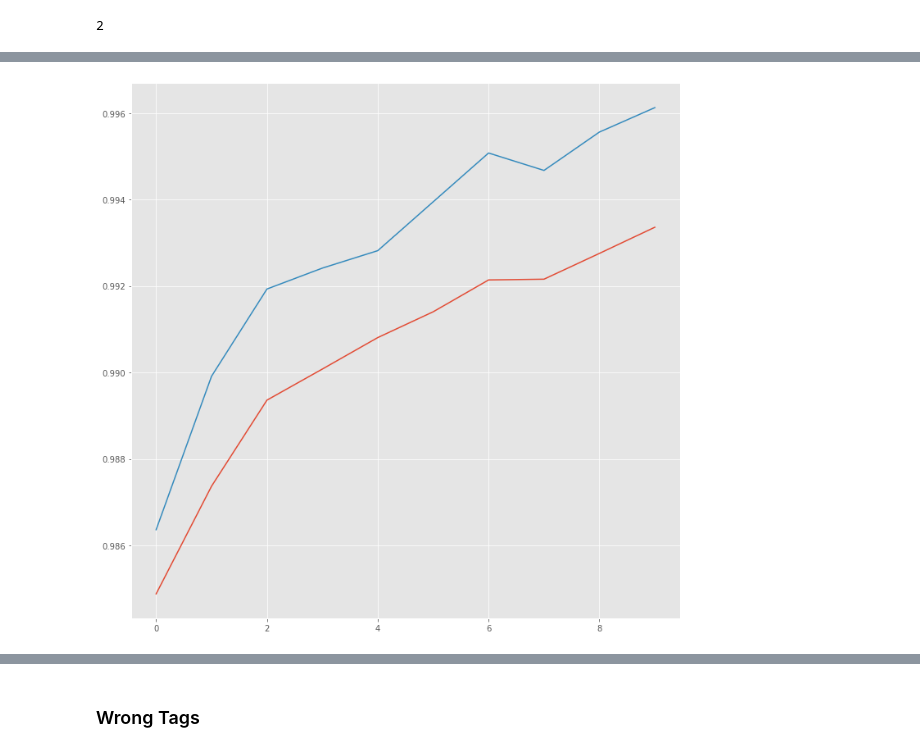
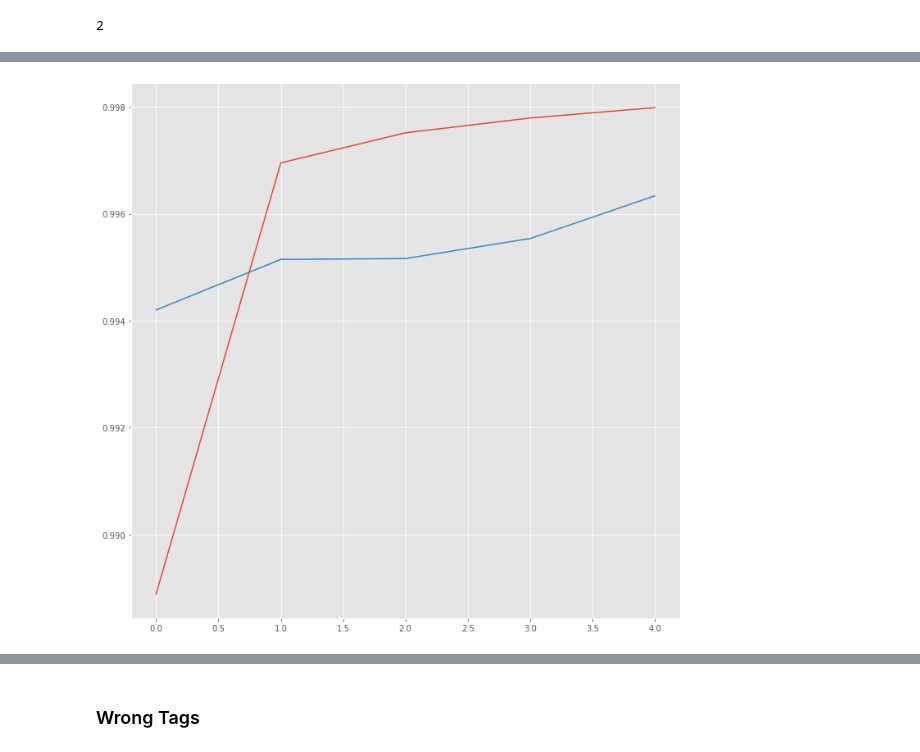
Before and after one commit to nesmaAlmoazamy/Fact-Extraction-from-Medical-Text-using-Neural-Networks, a Jupyter notebook: .ipynb, the cells around one changed output, grey strips where cells are left out. Cells and saved outputs as stored; diff of their text form; code cells hidden in the pictures.

```diff
--- a/.ipynb
+++ b/.ipynb
@@ -274,0 +81,4 @@ Epoch 00010: val_acc improved from 0.99556 to 0.99613, saving model to Character
+# %%
+from sklearn.model_selection import train_test_split
+
+X_tr, X_te, y_tr, y_te = train_test_split(X, y, test_size=0.1, shuffle=False)
@@ -274,0 +88,15 @@ Epoch 00010: val_acc improved from 0.99556 to 0.99613, saving model to Character
+# %%
+word_input = Input(shape=(max_len,))
+model = Embedding(input_dim=n_words, output_dim=50, input_length=max_len)(word_input)
+model = SpatialDropout1D(0.1)(model)
+model = Bidirectional(LSTM(units=100, return_sequences=True, recurrent_dropout=0.1))(model)
+out = TimeDistributed(Dense(n_tags, activation="softmax"))(model)
+# %%
+model = Model(word_input, out)
+model.compile(optimizer="rmsprop",
+              loss="sparse_categorical_crossentropy",
+              metrics=["accuracy"])
+# %%
+history = model.fit(X_tr, y_tr.reshape(*y_tr.shape, 1),
+                    batch_size=32, epochs=5,
+                    validation_split=0.1, verbose=1)
@@ -277,9 +124,9 @@ hist = pd.DataFrame(history.history)
 # %%
 import matplotlib.pyplot as plt
 plt.style.use("ggplot")
 plt.figure(figsize=(12,12))
-plt.plot(hist["acc"])
-plt.plot(hist["val_acc"])
+plt.plot(hist["accuracy"])
+plt.plot(hist["val_accuracy"])
 plt.show()
 # %% [output]
-[figure, old version]
+[figure, new version]
```
Also changed, not shown: parts of 70 cells of this notebook.
